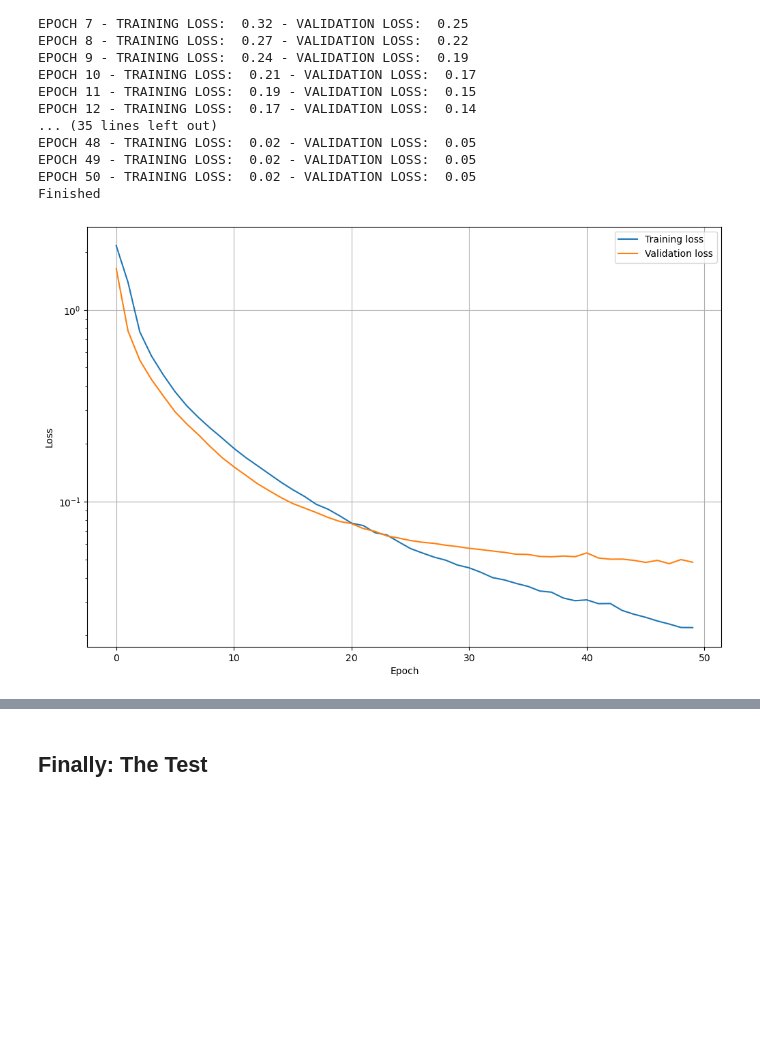
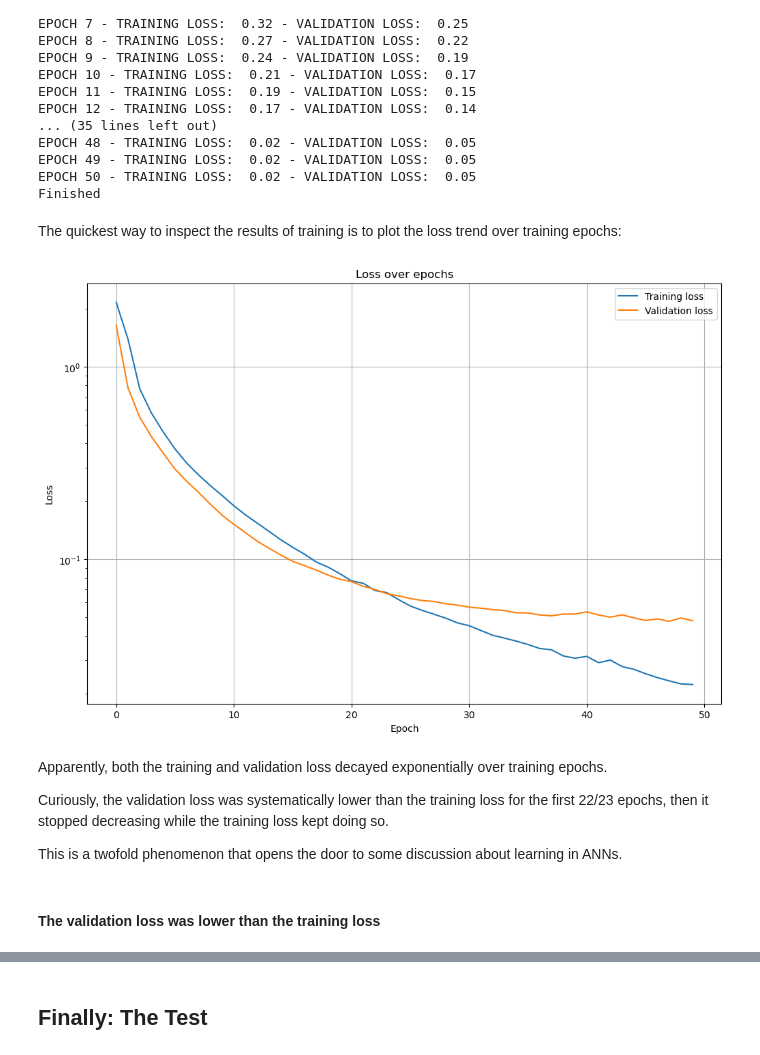
Before and after one commit to coneco-lab/open-lab-toolkit, a Jupyter notebook: convnets-tutorial.ipynb, the cells around one changed output, grey strips where cells are left out. Saved outputs shown, nothing was run; the diff lists cells and outputs as text; code cells hidden in the pictures; blank space fills up the shorter version.

```diff
--- a/convnets-tutorial.ipynb
+++ b/convnets-tutorial.ipynb
@@ -1009,0 +1042,3 @@ test_loader = DataLoader(dataset=test_dataset,
+# %%
+for batch in training_loader:
+    # CNN processes batch
@@ -1026,7 +1065,7 @@ The following code implements a convolutional neural network with two convolutio
 import torch.nn as nn
 
 class CNN(nn.Module):
-  """A convolutional neural network. Check PyTorch docs"""
+  """A convolutional neural network"""
 
   def __init__(self, dropout_probability):
     super().__init__()
@@ -1153,7 +1194,7 @@ def combine(hyperparameters):
   candidates -- combinations of hyperparameters values (list[namedtuple])
   """
 
-  candidate = namedtuple('Candidate', hyperparameters.keys())
+  candidate = namedtuple("combination", hyperparameters.keys())
   candidates = []
   for combination in product(*hyperparameters.values()):
     candidates.append(candidate(*combination))
@@ -1164,3 +1205,8 @@ hyperparameter_values_to_try = dict(dropout_probability=[0.25, 0.5],
                                     weight_decay=[1e-4, 1e-5])
 
 hyperparameter_combinations = combine(hyperparameter_values_to_try)
+
+print(f"We will try the following {len(hyperparameter_combinations)} hyperparameter combinations:")
+print(" ")
+for index, combination in enumerate(hyperparameter_combinations):
+  print(f"{index+1}:", combination)
@@ -1309,27 +1389,38 @@ EPOCH 48 - TRAINING LOSS:  0.02 - VALIDATION LOSS:  0.05
 EPOCH 49 - TRAINING LOSS:  0.02 - VALIDATION LOSS:  0.05
 EPOCH 50 - TRAINING LOSS:  0.02 - VALIDATION LOSS:  0.05
 Finished
+# %% [markdown]
+The quickest way to inspect the results of training is to plot the loss trend over training epochs:
 # %%
 def plot_losses(size, losses, labels):
   """Draws line plots of losses (i.e., model errors) vs. epoch number.
 
   Parameters:
   size -- figsize (tuple)
   losses -- the losses to draw (list)
   labels -- the graph's labels (list)
   """
 
   plt.figure(figsize=(size[0],size[1]))
   plt.semilogy(losses[0], label=labels[0])
   plt.semilogy(losses[1], label=labels[1])
+  plt.title("Loss over epochs")
   plt.xlabel("Epoch")
   plt.ylabel("Loss")
   plt.legend()
   plt.grid()
   plt.show()
 
 plot_losses(size=(12,8),
             losses=losses,
             labels=["Training loss", "Validation loss"])
 # %% [output]
-[figure, old version]
+[figure, new version]
+# %% [markdown]
+Apparently, both the training and validation loss decayed exponentially over training epochs.
+
+Curiously, the validation loss was systematically lower than the training loss for the first 22/23 epochs, then it stopped decreasing while the training loss kept doing so.
+
+This is a twofold phenomenon that opens the door to some discussion about learning in ANNs.
+# %% [markdown]
+#### **The validation loss was lower than the training loss**
```
Also changed, not shown: parts of 45 cells of this notebook.
